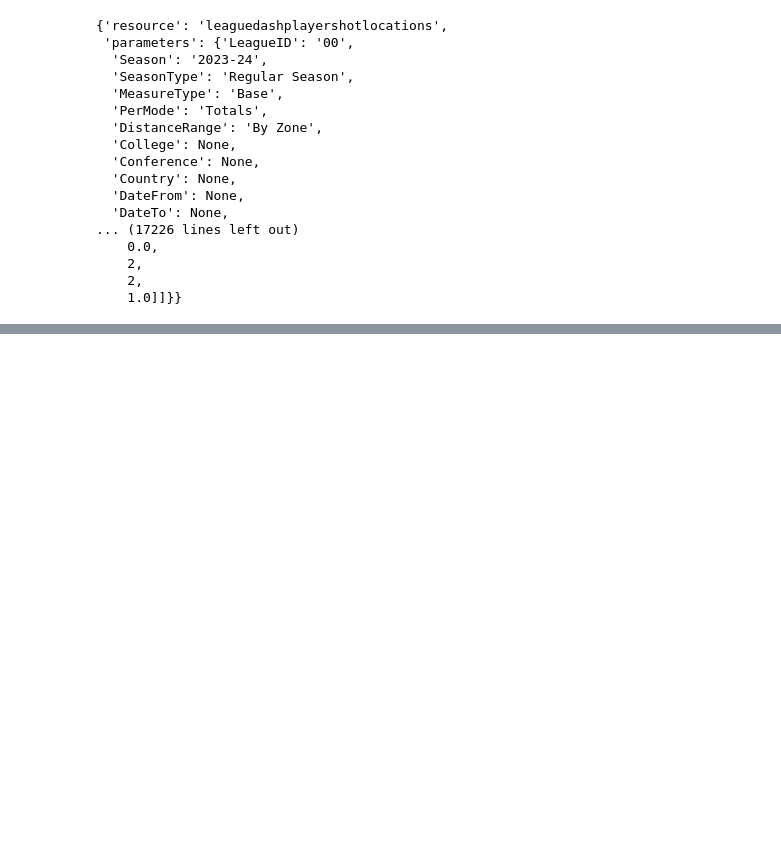
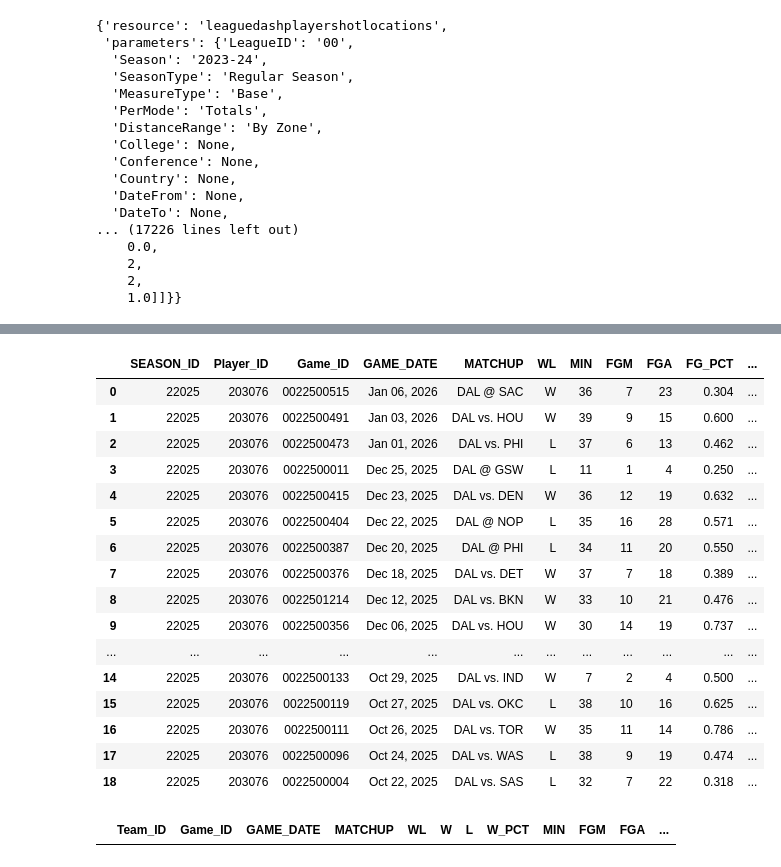
Before and after one commit to jj9kim/statistical-modeling, a Jupyter notebook: nba.ipynb, the cells around one changed output, grey strips where cells are left out. Cells and saved outputs as stored; diff of their text form; code cells hidden in the pictures; blank space fills up the shorter version.

Commit message:
found nbaapi endpoints

```diff
--- a/nba.ipynb
+++ b/nba.ipynb
@@ -179,10 +187,15 @@ nba_teams = teams.get_teams()
 celtics = [team for team in nba_teams if team['abbreviation'] == 'BOS'][0]
 celtics_id = celtics['id']
 # %%
+import pandas as pd
+
+# Set option to display all columns
+pd.set_option('display.max_columns', None)
+
 from nba_api.stats.endpoints import leaguegamefinder
-gamefinder = leaguegamefinder.LeagueGameFinder()
+gamefinder = leaguegamefinder.LeagueGameFinder(league_id_nullable='00')
 
 games = gamefinder.get_data_frames()[0]
 
-games.head()
+print(games.head())
 # %% [output]
@@ -195,3 +219,16 @@ games.head()
 # %%
+import pandas as pd
+
+# Set option to display all columns
+pd.set_option('display.max_columns', None)
+
+from nba_api.stats.endpoints import leaguegamefinder
+gamefinder = leaguegamefinder.LeagueGameFinder(league_id_nullable='00')
+
+games = gamefinder.get_data_frames()[0]
+
 games_2526 = games[games.SEASON_ID == '22025']
-games_2526.tail(800)
+
+games_oct21 = games_2526[games.GAME_DATE == '2025-10-22']
+
+#only take the vs. for the Matchup, because we want to display each game only once, order it as 1st team is home, 2nd is away
@@ -211,0 +443,32 @@ games_2526.tail(800)
+# %%
+# GameLogs
+
+from nba_api.stats.endpoints import playergamelog
+profile = playergamelog.PlayerGameLog(player_id="203076", season="2025-26")
+profile.get_data_frames()[0]
+# %% [output]
+|  | SEASON_ID | Player_ID | Game_ID | GAME_DATE | MATCHUP | WL | MIN | FGM | FGA | FG_PCT | ... |
+| 0 | 22025 | 203076 | 0022500515 | Jan 06, 2026 | DAL @ SAC | W | 36 | 7 | 23 | 0.304 | ... |
+| 1 | 22025 | 203076 | 0022500491 | Jan 03, 2026 | DAL vs. HOU | W | 39 | 9 | 15 | 0.600 | ... |
+| 2 | 22025 | 203076 | 0022500473 | Jan 01, 2026 | DAL vs. PHI | L | 37 | 6 | 13 | 0.462 | ... |
+| 3 | 22025 | 203076 | 0022500011 | Dec 25, 2025 | DAL @ GSW | L | 11 | 1 | 4 | 0.250 | ... |
+| 4 | 22025 | 203076 | 0022500415 | Dec 23, 2025 | DAL vs. DEN | W | 36 | 12 | 19 | 0.632 | ... |
+| 5 | 22025 | 203076 | 0022500404 | Dec 22, 2025 | DAL @ NOP | L | 35 | 16 | 28 | 0.571 | ... |
+| 6 | 22025 | 203076 | 0022500387 | Dec 20, 2025 | DAL @ PHI | L | 34 | 11 | 20 | 0.550 | ... |
+| 7 | 22025 | 203076 | 0022500376 | Dec 18, 2025 | DAL vs. DET | W | 37 | 7 | 18 | 0.389 | ... |
+| 8 | 22025 | 203076 | 0022501214 | Dec 12, 2025 | DAL vs. BKN | W | 33 | 10 | 21 | 0.476 | ... |
+| 9 | 22025 | 203076 | 0022500356 | Dec 06, 2025 | DAL vs. HOU | W | 30 | 14 | 19 | 0.737 | ... |
+| ... | ... | ... | ... | ... | ... | ... | ... | ... | ... | ... | ... |
+| 14 | 22025 | 203076 | 0022500133 | Oct 29, 2025 | DAL vs. IND | W | 7 | 2 | 4 | 0.500 | ... |
+| 15 | 22025 | 203076 | 0022500119 | Oct 27, 2025 | DAL vs. OKC | L | 38 | 10 | 16 | 0.625 | ... |
+| 16 | 22025 | 203076 | 0022500111 | Oct 26, 2025 | DAL vs. TOR | W | 35 | 11 | 14 | 0.786 | ... |
+| 17 | 22025 | 203076 | 0022500096 | Oct 24, 2025 | DAL vs. WAS | L | 38 | 9 | 19 | 0.474 | ... |
+| 18 | 22025 | 203076 | 0022500004 | Oct 22, 2025 | DAL vs. SAS | L | 32 | 7 | 22 | 0.318 | ... |
+# %%
+# Team GameLogs
+
+from nba_api.stats.endpoints import 	teamgamelog
+team = 	teamgamelog.TeamGameLog(team_id="1610612742")
+team.get_data_frames()[0]
+# %% [output]
+|  | Team_ID | Game_ID | GAME_DATE | MATCHUP | WL | W | L | W_PCT | MIN | FGM | FGA | ... |
```
Also changed, not shown: parts of 10 cells of this notebook.
